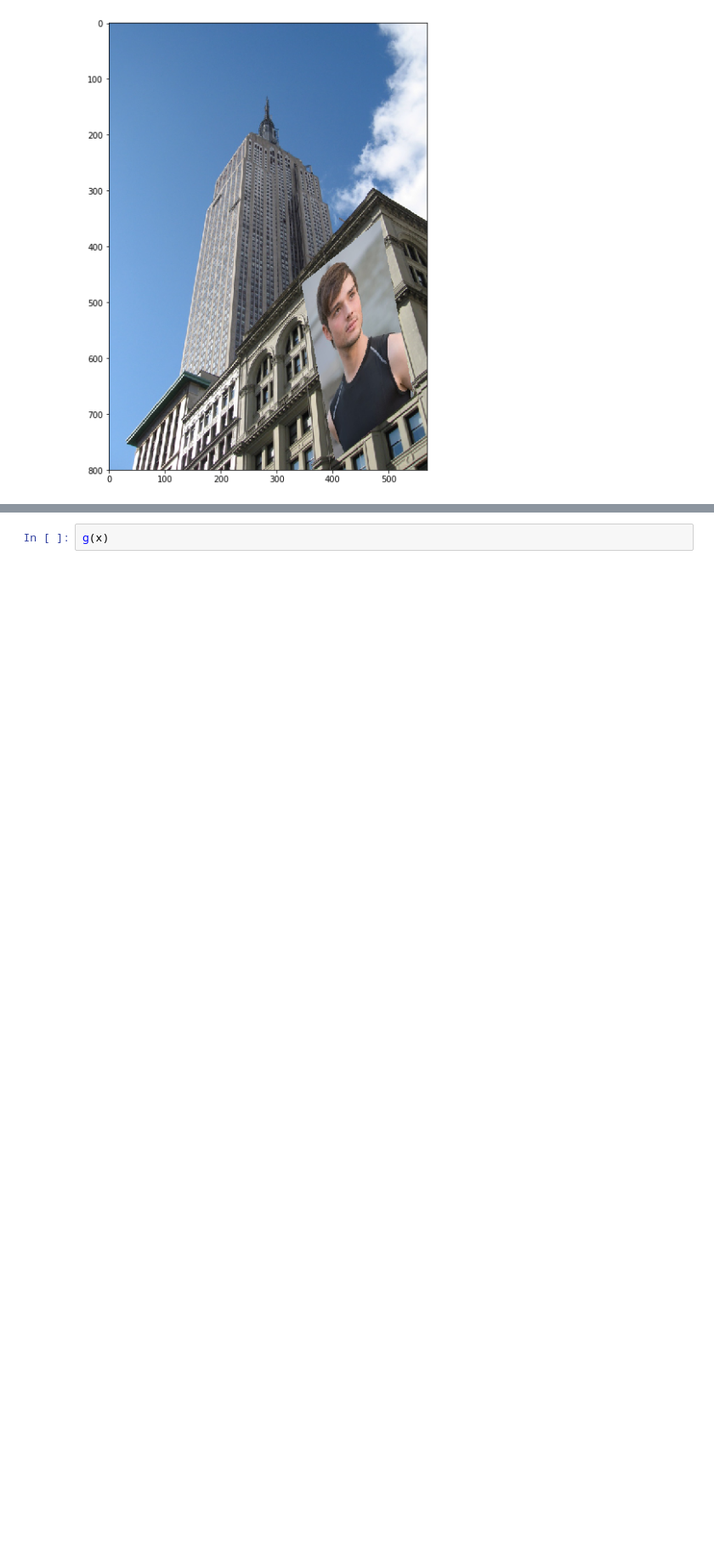
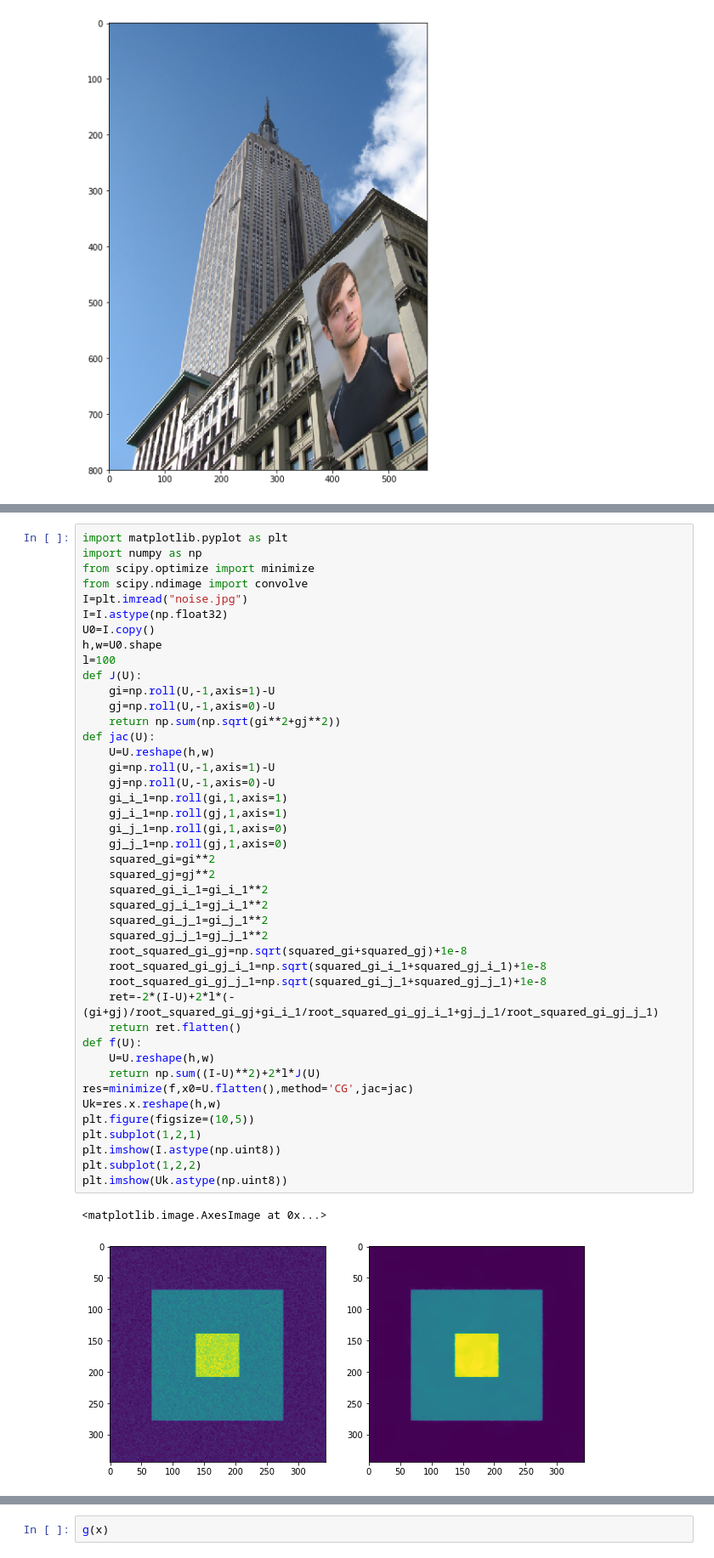
Before and after one commit to Wytres/Python-for-Data-Analysis, a Jupyter notebook: scipy/optimization.ipynb, the cells around one changed output, grey strips where cells are left out. Shown at 85% size. Cells and saved outputs as stored; diff of their text form; blank space fills up the shorter version.

```diff
--- a/scipy/最优化.ipynb
+++ b/scipy/optimization.ipynb
@@ -330,0 +448,46 @@ array(1.)
+# %%
+import matplotlib.pyplot as plt
+import numpy as np
+from scipy.optimize import minimize
+from scipy.ndimage import convolve
+I=plt.imread("noise.jpg")
+I=I.astype(np.float32)
+U0=I.copy()
+h,w=U0.shape
+l=100
+def J(U):
+    gi=np.roll(U,-1,axis=1)-U
+    gj=np.roll(U,-1,axis=0)-U
+    return np.sum(np.sqrt(gi**2+gj**2))
+def jac(U):
+    U=U.reshape(h,w)
+    gi=np.roll(U,-1,axis=1)-U
+    gj=np.roll(U,-1,axis=0)-U
+    gi_i_1=np.roll(gi,1,axis=1)
+    gj_i_1=np.roll(gj,1,axis=1)
+    gi_j_1=np.roll(gi,1,axis=0)
+    gj_j_1=np.roll(gj,1,axis=0)
+    squared_gi=gi**2
+    squared_gj=gj**2
+    squared_gi_i_1=gi_i_1**2
+    squared_gj_i_1=gj_i_1**2
+    squared_gi_j_1=gi_j_1**2
+    squared_gj_j_1=gj_j_1**2
+    root_squared_gi_gj=np.sqrt(squared_gi+squared_gj)+1e-8
+    root_squared_gi_gj_i_1=np.sqrt(squared_gi_i_1+squared_gj_i_1)+1e-8
+    root_squared_gi_gj_j_1=np.sqrt(squared_gi_j_1+squared_gj_j_1)+1e-8
+    ret=-2*(I-U)+2*l*(-(gi+gj)/root_squared_gi_gj+gi_i_1/root_squared_gi_gj_i_1+gj_j_1/root_squared_gi_gj_j_1)
+    return ret.flatten()
+def f(U):
+    U=U.reshape(h,w)
+    return np.sum((I-U)**2)+2*l*J(U)
+res=minimize(f,x0=U.flatten(),method='CG',jac=jac)
+Uk=res.x.reshape(h,w)
+plt.figure(figsize=(10,5))
+plt.subplot(1,2,1)
+plt.imshow(I.astype(np.uint8))
+plt.subplot(1,2,2)
+plt.imshow(Uk.astype(np.uint8))
+# %% [output]
+<matplotlib.image.AxesImage at 0x...>
+[figure, added]
```
Also changed, not shown: parts of 12 cells of this notebook, 1 other file.
